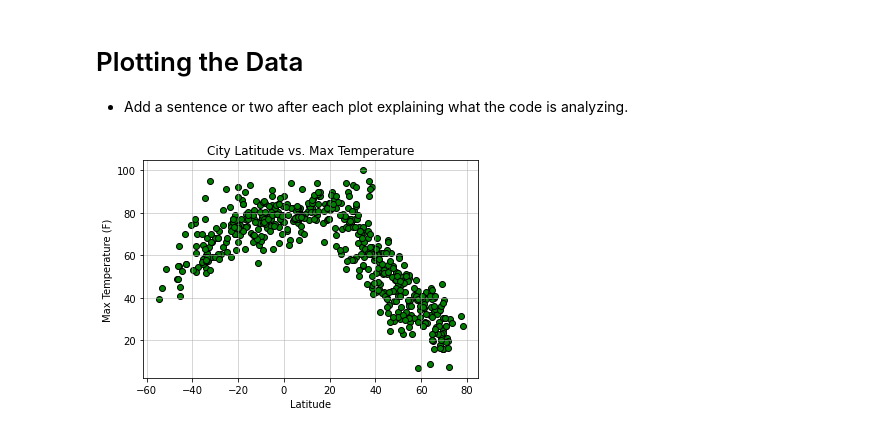
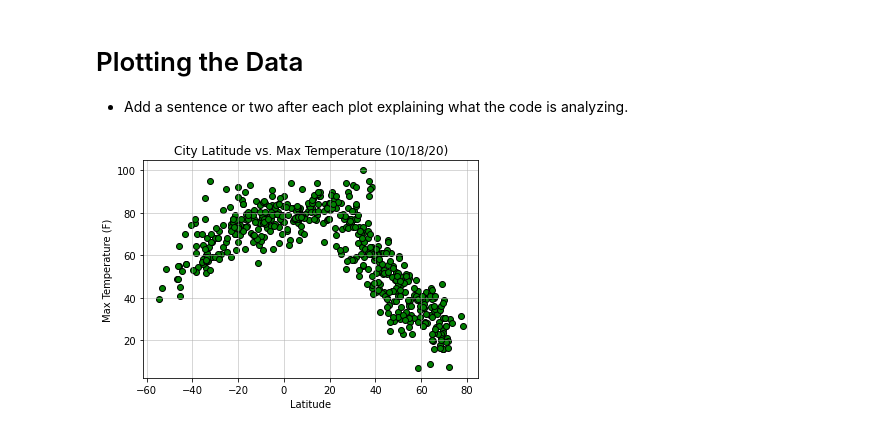
Before and after one commit to kcomalley14/python-api-challenge, a Jupyter notebook: Weatherpy/WeatherPy.ipynb, the cells around one changed output. Drawn from its saved outputs; the diff is of its cells as text; code cells hidden in the pictures.

Commit message:
graphs complete for latitude

```diff
--- a/Weatherpy/WeatherPy.ipynb
+++ b/Weatherpy/WeatherPy.ipynb
@@ -177,15 +177,15 @@ city_weather_df.to_csv("../output_data/city_weather.csv", index=False)
 # %%
 # Scatter Plot for Termperature (F) vs Latitude
 plt.scatter(city_weather_df["Latitude"], city_weather_df["Max Temperature"], facecolor="g", edgecolor='black')
 
 # Set labels
-plt.title("City Latitude vs. Max Temperature")
+plt.title("City Latitude vs. Max Temperature (10/18/20)")
 plt.ylabel("Max Temperature (F)")
 plt.xlabel("Latitude")
 
 # Add grid lines
 plt.grid(linestyle='-', linewidth=1, alpha=0.5)
 
 plt.savefig('../output_data/lat_maxtemp_graph.png')
 # %% [output]
-[figure, old version]
+[figure, new version]
```
Also changed, not shown: parts of 7 cells of this notebook, 4 other files.
